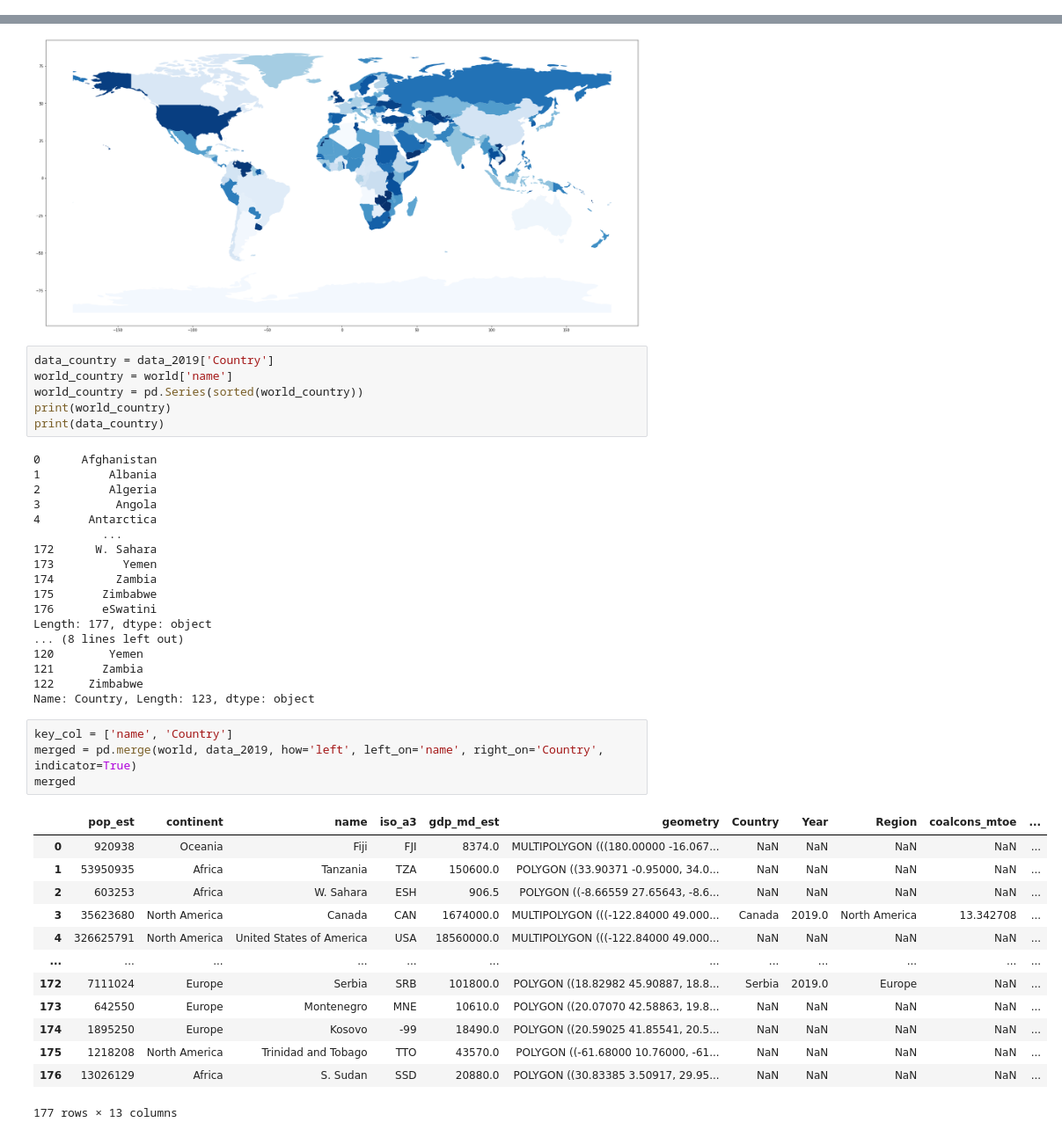
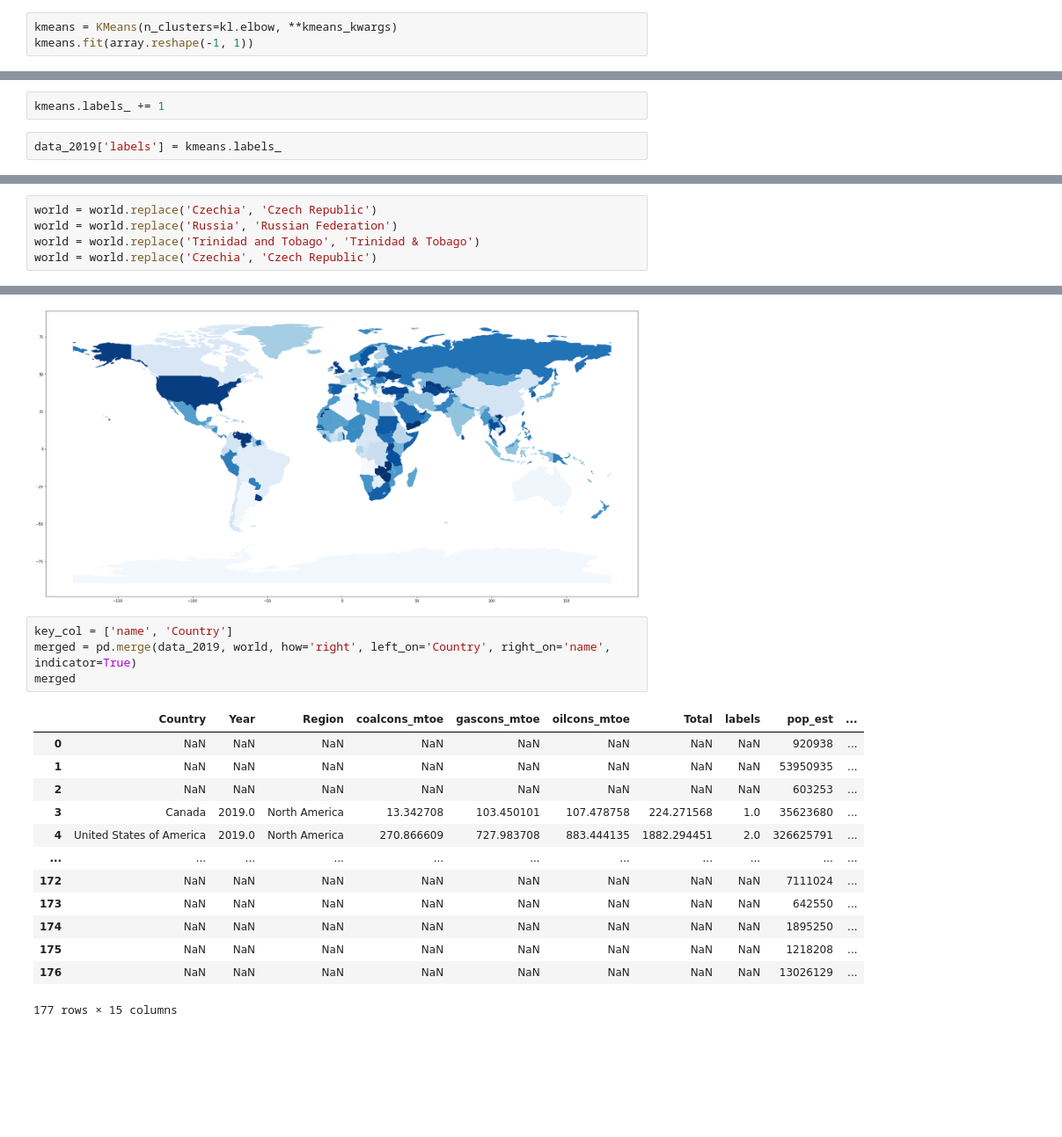
Before and after one commit to kirastain/BP-energy-analysis, a Jupyter notebook: Untitled.ipynb, the cells around one changed output, grey strips where cells are left out. Shown at 88% size. Drawn from its saved outputs; the diff is of its cells as text; blank space fills up the shorter version.

```diff
--- a/Untitled.ipynb
+++ b/Untitled.ipynb
@@ -93,0 +215,3 @@ display(data_2019[data_2019.iloc[:, 4:].isna().any(axis=1)])
+# %%
+kmeans = KMeans(n_clusters=kl.elbow, **kmeans_kwargs)
+kmeans.fit(array.reshape(-1, 1))
@@ -93,0 +227,4 @@ display(data_2019[data_2019.iloc[:, 4:].isna().any(axis=1)])
+# %%
+kmeans.labels_ += 1
+# %%
+data_2019['labels'] = kmeans.labels_
@@ -118,50 +293,31 @@ world
 | 175 | 1218208 | North America | Trinidad and Tobago | TTO | 43570.0 | POLYGON ((-61.68000 10.76000, -61... |
 | 176 | 13026129 | Africa | S. Sudan | SSD | 20880.0 | POLYGON ((30.83385 3.50917, 29.95... |
 177 rows × 6 columns
+# %%
+world = world.replace('Czechia', 'Czech Republic')
+world = world.replace('Russia', 'Russian Federation')
+world = world.replace('Trinidad and Tobago', 'Trinidad & Tobago')
+world = world.replace('Czechia', 'Czech Republic')
 # %%
 world.plot(column='name', linewidth=0.5, cmap='Blues', legend=False, figsize=[30,20])
 # %% [output]
 <AxesSubplot:>
 [figure]
-# %%
-data_country = data_2019['Country']
-world_country = world['name']
-world_country = pd.Series(sorted(world_country))
-print(world_country)
-print(data_country)
-# %% [output]
-0      Afghanistan
-1          Albania
-2          Algeria
-3           Angola
-4       Antarctica
-          ...
-172      W. Sahara
-173          Yemen
-174         Zambia
-175       Zimbabwe
-176       eSwatini
-Length: 177, dtype: object
-... (8 lines left out)
-120        Yemen
-121       Zambia
-122     Zimbabwe
-Name: Country, Length: 123, dtype: object
 # %%
 key_col = ['name', 'Country']
-merged = pd.merge(world, data_2019, how='left', left_on='name', right_on='Country', indicator=True)
+merged = pd.merge(data_2019, world, how='right', left_on='Country', right_on='name', indicator=True)
 merged
 # %% [output]
-|  | pop_est | continent | name | iso_a3 | gdp_md_est | geometry | Country | Year | Region | coalcons_mtoe | ... |
-| 0 | 920938 | Oceania | Fiji | FJI | 8374.0 | MULTIPOLYGON (((180.00000 -16.067... | NaN | NaN | NaN | NaN | ... |
-| 1 | 53950935 | Africa | Tanzania | TZA | 150600.0 | POLYGON ((33.90371 -0.95000, 34.0... | NaN | NaN | NaN | NaN | ... |
-| 2 | 603253 | Africa | W. Sahara | ESH | 906.5 | POLYGON ((-8.66559 27.65643, -8.6... | NaN | NaN | NaN | NaN | ... |
-| 3 | 35623680 | North America | Canada | CAN | 1674000.0 | MULTIPOLYGON (((-122.84000 49.000... | Canada | 2019.0 | North America | 13.342708 | ... |
-| 4 | 326625791 | North America | United States of America | USA | 18560000.0 | MULTIPOLYGON (((-122.84000 49.000... | NaN | NaN | NaN | NaN | ... |
-| ... | ... | ... | ... | ... | ... | ... | ... | ... | ... | ... | ... |
-| 172 | 7111024 | Europe | Serbia | SRB | 101800.0 | POLYGON ((18.82982 45.90887, 18.8... | Serbia | 2019.0 | Europe | NaN | ... |
-| 173 | 642550 | Europe | Montenegro | MNE | 10610.0 | POLYGON ((20.07070 42.58863, 19.8... | NaN | NaN | NaN | NaN | ... |
-| 174 | 1895250 | Europe | Kosovo | -99 | 18490.0 | POLYGON ((20.59025 41.85541, 20.5... | NaN | NaN | NaN | NaN | ... |
-| 175 | 1218208 | North America | Trinidad and Tobago | TTO | 43570.0 | POLYGON ((-61.68000 10.76000, -61... | NaN | NaN | NaN | NaN | ... |
-| 176 | 13026129 | Africa | S. Sudan | SSD | 20880.0 | POLYGON ((30.83385 3.50917, 29.95... | NaN | NaN | NaN | NaN | ... |
+|  | Country | Year | Region | coalcons_mtoe | gascons_mtoe | oilcons_mtoe | Total | labels | pop_est | ... |
+| 0 | NaN | NaN | NaN | NaN | NaN | NaN | NaN | NaN | 920938 | ... |
+| 1 | NaN | NaN | NaN | NaN | NaN | NaN | NaN | NaN | 53950935 | ... |
+| 2 | NaN | NaN | NaN | NaN | NaN | NaN | NaN | NaN | 603253 | ... |
+| 3 | Canada | 2019.0 | North America | 13.342708 | 103.450101 | 107.478758 | 224.271568 | 1.0 | 35623680 | ... |
+| 4 | United States of America | 2019.0 | North America | 270.866609 | 727.983708 | 883.444135 | 1882.294451 | 2.0 | 326625791 | ... |
+| ... | ... | ... | ... | ... | ... | ... | ... | ... | ... | ... |
+| 172 | NaN | NaN | NaN | NaN | NaN | NaN | NaN | NaN | 7111024 | ... |
+| 173 | NaN | NaN | NaN | NaN | NaN | NaN | NaN | NaN | 642550 | ... |
+| 174 | NaN | NaN | NaN | NaN | NaN | NaN | NaN | NaN | 1895250 | ... |
+| 175 | NaN | NaN | NaN | NaN | NaN | NaN | NaN | NaN | 1218208 | ... |
+| 176 | NaN | NaN | NaN | NaN | NaN | NaN | NaN | NaN | 13026129 | ... |
-177 rows × 13 columns
+177 rows × 15 columns
```
Also changed, not shown: parts of 25 cells of this notebook.
